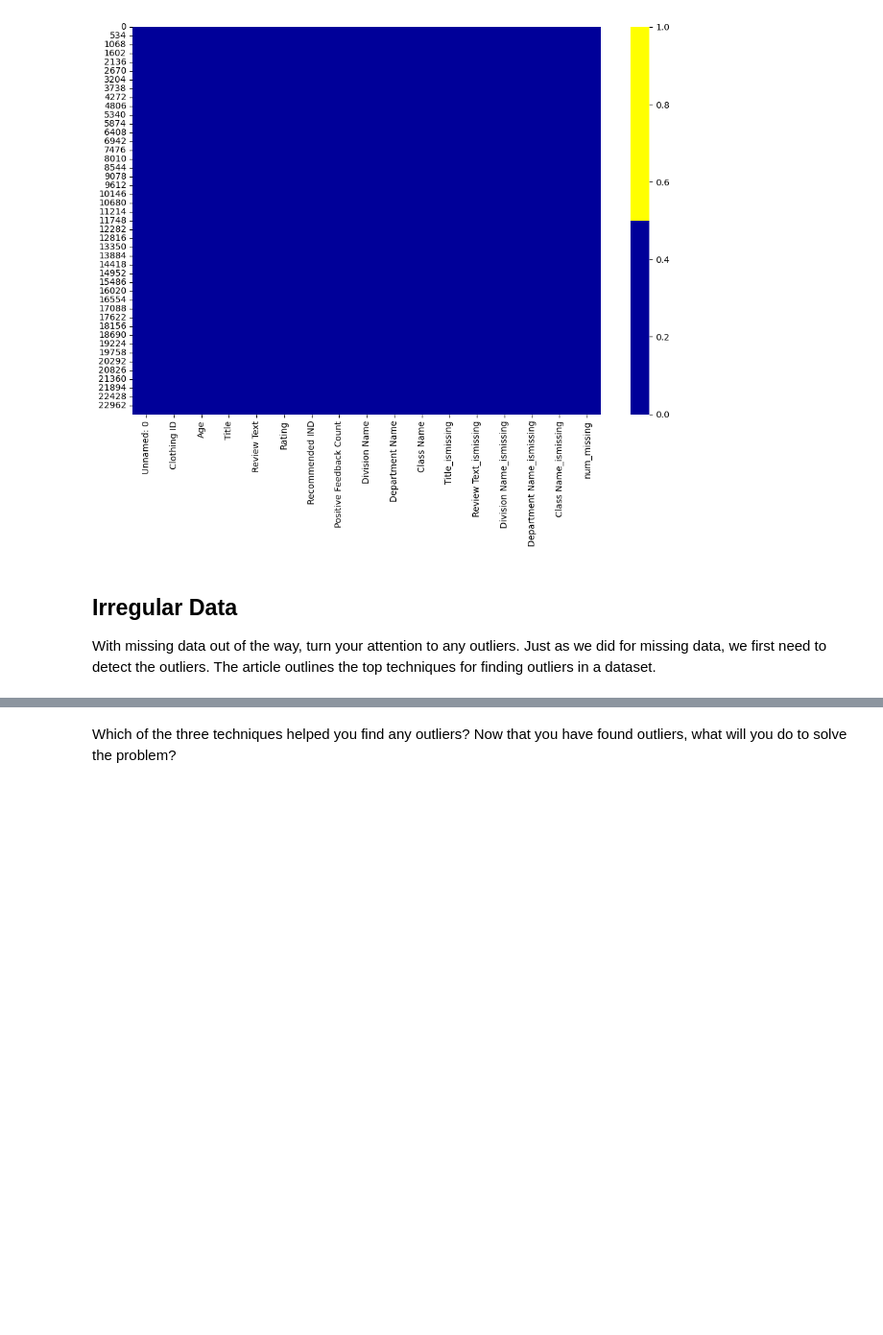
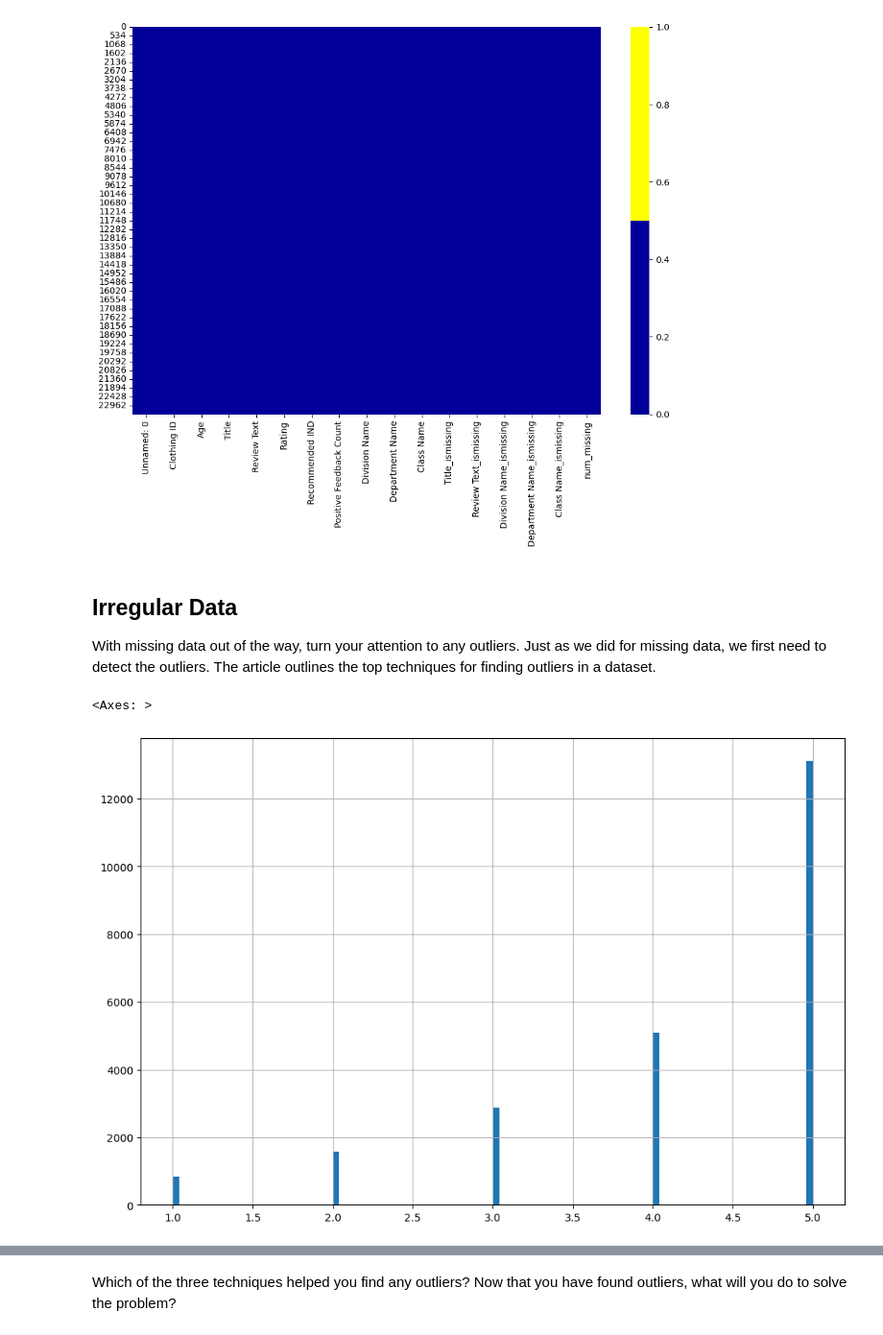
Before and after one commit to KavVij/cleaning-data, a Jupyter notebook: Cleaning Data Exercises.ipynb, the cells around one changed output, grey strips where cells are left out. Shown at 96% size. Saved outputs shown, nothing was run; the diff lists cells and outputs as text; code cells hidden in the pictures; blank space fills up the shorter version.

```diff
--- a/Cleaning Data Exercises.ipynb
+++ b/Cleaning Data Exercises.ipynb
@@ -164,6 +165,13 @@ sns.heatmap(df[cols].isnull(), cmap=sns.color_palette(colours))
 With missing data out of the way, turn your attention to any outliers. Just as we did for missing data, we first need to detect the outliers. The article outlines the top techniques for finding outliers in a dataset.
 # %%
 # Plot a histogram to see if there are any outliers.
-#  can not use for rating or review text as those are not numeric
+#  for numeric
+# df['Title'].str.replace("\$\$","").hist(bins=100)
+# sns.distplot(df["Title"])
+# error:could not convert string to float: '_MISSING_'
+df['Rating'].hist(bins=100)
+# %% [output]
+<Axes: >
+[figure, added]
 # %%
 # Use the describe() method
```
Also changed, not shown: parts of 9 cells of this notebook.
